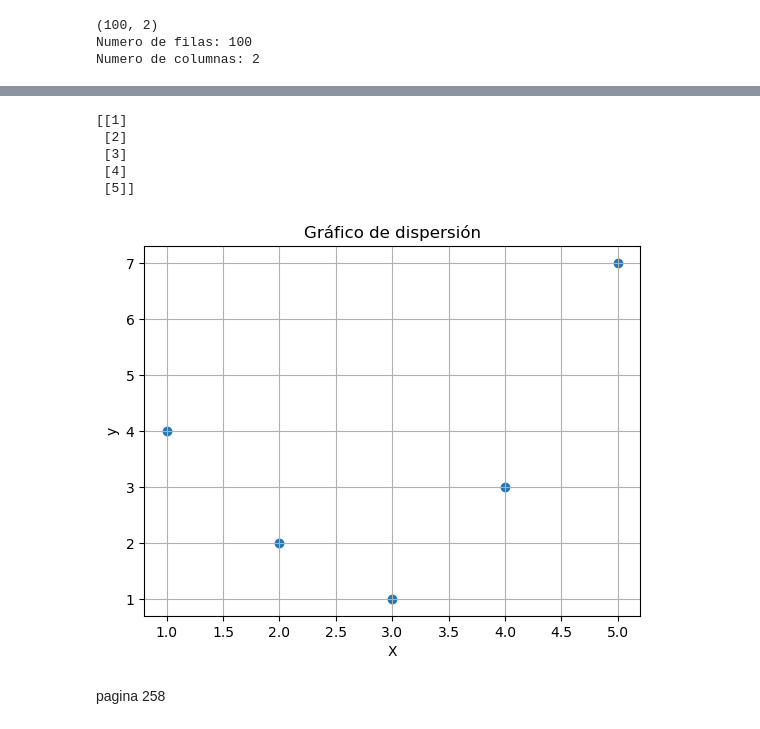
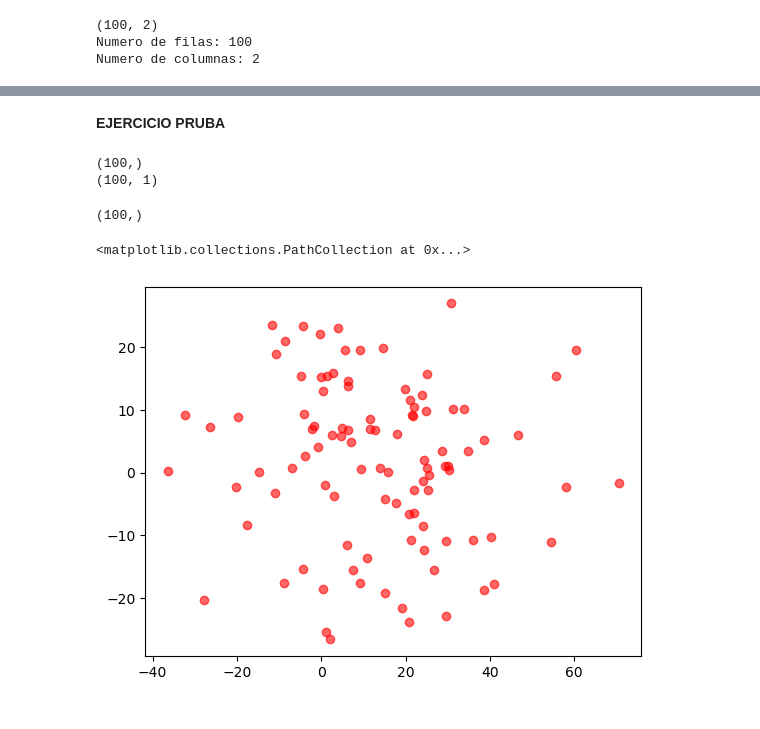
Before and after one commit to MikeAlienpz03/Excel_python, a Jupyter notebook: Chapters/plotting.ipynb, the cells around one changed output, grey strips where cells are left out. Saved outputs shown, nothing was run; the diff lists cells and outputs as text; code cells hidden in the pictures.

```diff
--- a/Chapters/plotting.ipynb
+++ b/Chapters/plotting.ipynb
@@ -728,26 +728,28 @@ ax.legend(loc='best')
-# %%
-import matplotlib.pyplot as plt
-import numpy as np
-
-x = np.array([1, 2, 3, 4, 5])
-y = np.array([4, 2, 1, 3, 7])
-
-# Convertir x en una matriz bidimensional
-X = x[:, np.newaxis]
-print(X)
-# Graficar los datos
-plt.scatter(X, y)
-plt.xlabel('X')
-plt.ylabel('y')
-plt.title('Gráfico de dispersión')
-plt.grid(True)
-plt.show()
-# %% [output]
-[[1]
- [2]
- [3]
- [4]
- [5]]
-[figure, removed]
-# %% [markdown]
-pagina 258
+# %% [markdown]
+**EJERCICIO PRUBA**
+# %%
+#Matriz de caracteristicas -> bidimensional
+
+x = np.random.normal(10,20,size=100)
+print(x.shape)
+
+X = x[:,np.newaxis]
+print(X.shape)
+# %% [output]
+(100,)
+(100, 1)
+# %%
+#Variable objetivo - vector (unidimensional)
+y = np.random.normal(2,12,size=100)
+print(y.shape)
+# %% [output]
+(100,)
+# %%
+import matplotlib.pyplot as plt
+
+fig = plt.figure()
+ax = fig.add_subplot(1,1,1)
+ax.scatter(X,y,color="r",alpha=0.6)
+# %% [output]
+<matplotlib.collections.PathCollection at 0x...>
+[figure, added]
```
Also changed, not shown: parts of 20 cells of this notebook, 6 other files.
